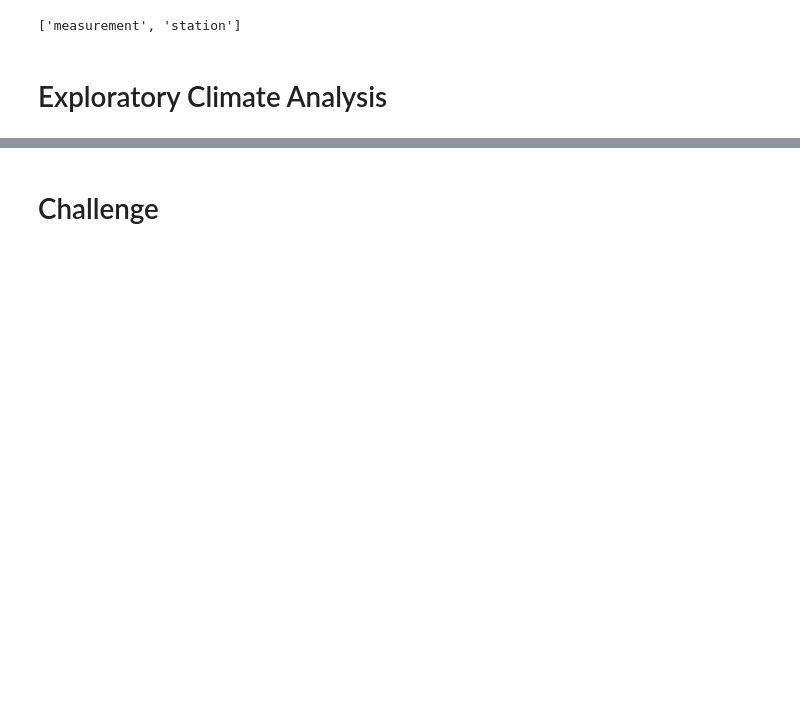
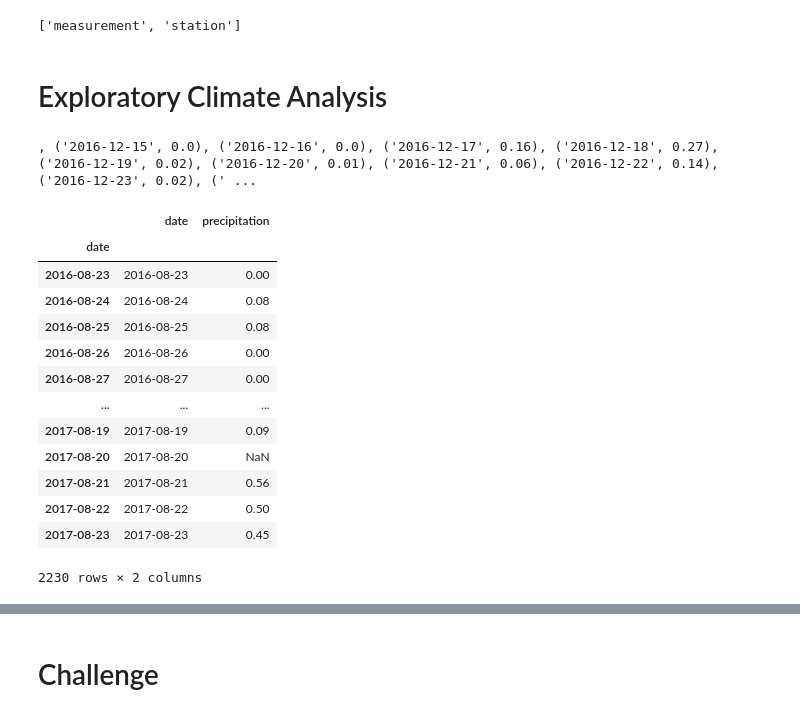
Before and after one commit to svmanohar/surfs_up, a Jupyter notebook: climate_analysis.ipynb, the cells around one changed output, grey strips where cells are left out. Cells and saved outputs as stored; diff of their text form; code cells hidden in the pictures; blank space fills up the shorter version.

```diff
--- a/climate_analysis.ipynb
+++ b/climate_analysis.ipynb
@@ -61,0 +49,49 @@ session = Session(engine)
+# %%
+# Design a query to retrieve the last 12 months of precipitation data and plot the results.
+# Starting from the last data point in the database.
+prev_year = dt.date(2017, 8, 23)
+# Calculate the date one year from the last date in data set.
+# Use the timedelta() method to substract 365 days
+prev_year = dt.date(2017, 8, 23) - dt.timedelta(days=365)
+# Perform a query to retrieve the data and precipitation scores
+
+# Initialize an empty list to store results
+results = []
+
+# Begin a SQLAlchemy query which returns both the date and prcp columns from the Measurement table and assigns to results
+results = session.query(Measurement.date, Measurement.prcp)
+
+# Reassign results to return only rows where the date is >prev_year
+results = session.query(Measurement.date, Measurement.prcp).filter(Measurement.date >= prev_year)
+
+# Use the all() function to return all the results from the query and saves it to a list
+results = session.query(Measurement.date, Measurement.prcp).filter(Measurement.date >= prev_year).all()
+
+# Print all rows from results, in the form of a list of tuples
+print(results)
+# %% [output]
+, ('2016-12-15', 0.0), ('2016-12-16', 0.0), ('2016-12-17', 0.16), ('2016-12-18', 0.27), ('2016-12-19', 0.02), ('2016-12-20', 0.01), ('2016-12-21', 0.06), ('2016-12-22', 0.14), ('2016-12-23', 0.02), (' ...
+# %%
+# Save the query results as a Pandas DataFrame and set the index to the date column
+
+# The following syntax exists when we don't pass in an already converted file: pd.Dataframe(<results>,<columns=['name1','name2']>)
+df = pd.DataFrame(results, columns=['date','precipitation'])
+
+# Set the index to the date column, passing inplace=True to make change to the existing dataframe and not return a new dataframe object
+df.set_index(df['date'], inplace=True)
+df
+# %% [output]
+|  | date | precipitation |
+| date |  |  |
+| 2016-08-23 | 2016-08-23 | 0.00 |
+| 2016-08-24 | 2016-08-24 | 0.08 |
+| 2016-08-25 | 2016-08-25 | 0.08 |
+| 2016-08-26 | 2016-08-26 | 0.00 |
+| 2016-08-27 | 2016-08-27 | 0.00 |
+| ... | ... | ... |
+| 2017-08-19 | 2017-08-19 | 0.09 |
+| 2017-08-20 | 2017-08-20 | NaN |
+| 2017-08-21 | 2017-08-21 | 0.56 |
+| 2017-08-22 | 2017-08-22 | 0.50 |
+| 2017-08-23 | 2017-08-23 | 0.45 |
+2230 rows × 2 columns
```
Also changed, not shown: parts of 5 cells of this notebook.
